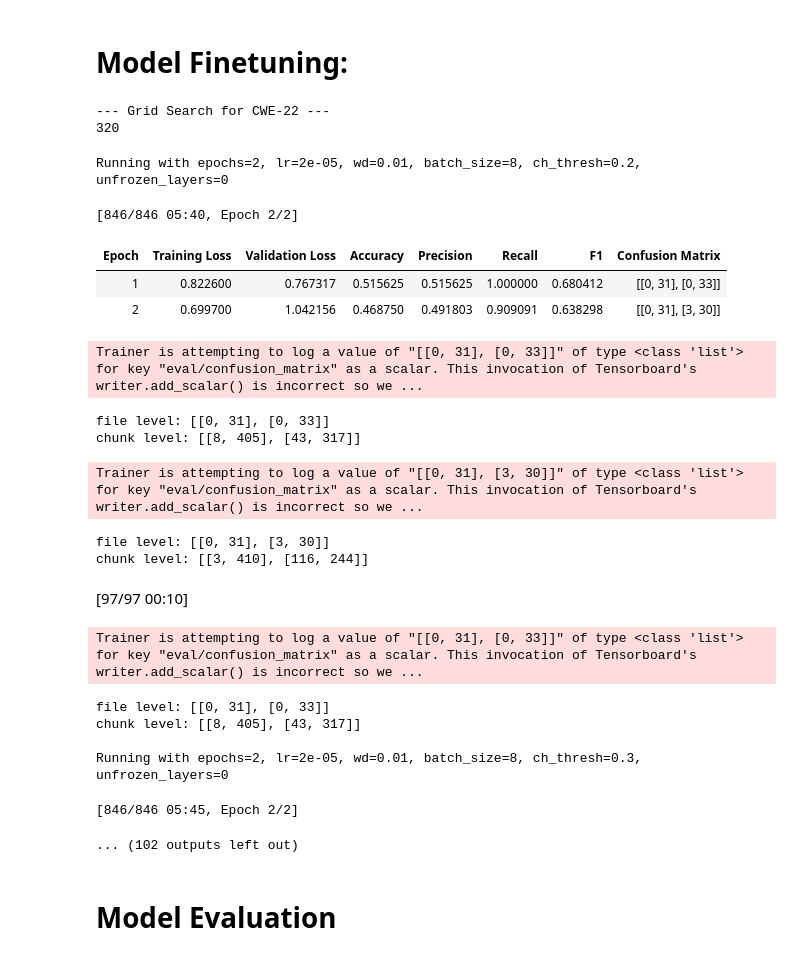
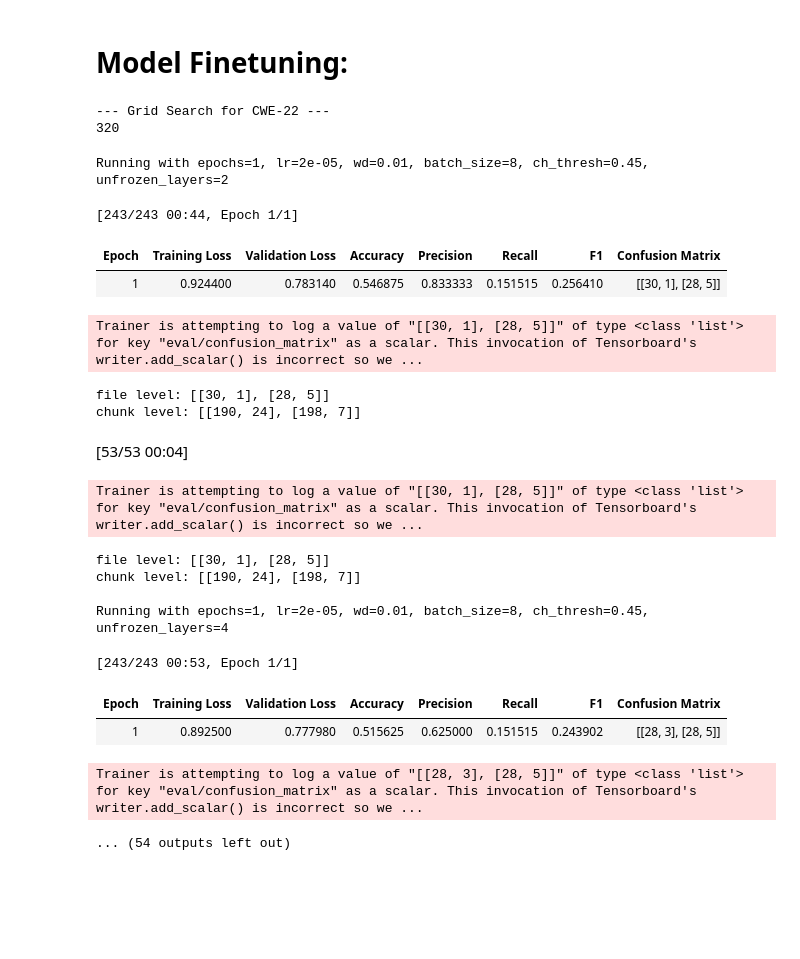
Before and after one commit to robingupta14/FinalYearProject, a Jupyter notebook: vulberta_analysis/vulberta_analysis.ipynb, the cells around one changed output. Saved outputs shown, nothing was run; the diff lists cells and outputs as text; code cells hidden in the pictures; blank space fills up the shorter version.

```diff
--- a/vulberta_analysis/vulberta_analysis.ipynb
+++ b/vulberta_analysis/vulberta_analysis.ipynb
@@ -16,7 +16,7 @@ from functools import partial
 from itertools import product
 
 os.environ["CUDA_LAUNCH_BLOCKING"] = "1"
-DATASET_ROOT = "../../CrossVul"
+DATASET_ROOT = "../../Preprocessed/Rename"
 ALLOWED_CWE_IDS = {"CWE-22"} # "CWE-22", "CWE-89", "CWE-787"
 LANGUAGES = ['c', 'cpp', 'cs', 'java', 'py', 'php']
 SEED = 42
@@ -139,12 +139,13 @@ def tokenize_example(batch, max_length=512):
 # %%
 import csv
 import os
-EPOCHS_LIST = [2]
+EPOCHS_LIST = [1, 2, 3]
 LEARNING_RATES = [2e-5]
-WEIGHT_DECAYS = [0.01]
+WEIGHT_DECAYS = [0.01, 0]
 BATCH_SIZES = [8]
-CHUNK_THRESHES = [0.2, 0.3, 0.4, 0.5, 0.6, 0.633, 0.65, 0.7]
-LAYERS_TO_UNFREEZE = [0, 2, 4, -1]
+CHUNK_THRESHES = [0.45]
+LAYERS_TO_UNFREEZE = [2, 4, -1]
+# Running with epochs=2, lr=2e-05, wd=0.01, batch_size=8, ch_thresh=0.45, unfrozen_layers=4
 
 for cwe_id in ALLOWED_CWE_IDS:
     print(f"\n--- Grid Search for {cwe_id} ---")
@@ -227,50 +228,47 @@ for cwe_id in ALLOWED_CWE_IDS:
                                 compute_metrics=compute_file_metrics_builder(filenames, chunk_thresh),
                                 optimizers=(optimizer, scheduler),
                             )
 
                             trainer.train()
                             trainer.save_model(output_dir + "/final")
 
                             metrics = trainer.evaluate()
                             precision = metrics["eval_precision"]
                             recall = metrics["eval_recall"]
                             f1 = metrics["eval_f1"]
                             accuracy = metrics["eval_accuracy"]
                             confusion = metrics["eval_confusion_matrix"]
 
                             with open(log_path, "a", newline="") as f:
                                 writer = csv.writer(f)
                                 writer.writerow([epochs, lr, wd, batch_size, unfrozen, chunk_thresh, precision, recall, f1, accuracy, confusion])
 
                             if f1 > best_f1:
                                 best_f1 = f1
                                 best_dir = output_dir
                                 best_thresh = chunk_thresh
 
     if best_dir is not None:
         os.system(f"cp -r {best_dir}/final ./models/vulberta_{cwe_id}/best_model")
         print(f"\nBest model for {cwe_id} saved from: {best_dir} with F1={best_f1:.4f}")
 # %% [output]
 --- Grid Search for CWE-22 ---
 320
-Running with epochs=2, lr=2e-05, wd=0.01, batch_size=8, ch_thresh=0.2, unfrozen_layers=0
+Running with epochs=1, lr=2e-05, wd=0.01, batch_size=8, ch_thresh=0.45, unfrozen_layers=2
-[846/846 05:40, Epoch 2/2]
+[243/243 00:44, Epoch 1/1]
 | Epoch | Training Loss | Validation Loss | Accuracy | Precision | Recall | F1 | Confusion Matrix |
-| 1 | 0.822600 | 0.767317 | 0.515625 | 0.515625 | 1.000000 | 0.680412 | [[0, 31], [0, 33]] |
-| 2 | 0.699700 | 1.042156 | 0.468750 | 0.491803 | 0.909091 | 0.638298 | [[0, 31], [3, 30]] |
+| 1 | 0.924400 | 0.783140 | 0.546875 | 0.833333 | 0.151515 | 0.256410 | [[30, 1], [28, 5]] |
-Trainer is attempting to log a value of "[[0, 31], [0, 33]]" of type <class 'list'> for key "eval/confusion_matrix" as a scalar. This invocation of Tensorboard's writer.add_scalar() is incorrect so we ...
+Trainer is attempting to log a value of "[[30, 1], [28, 5]]" of type <class 'list'> for key "eval/confusion_matrix" as a scalar. This invocation of Tensorboard's writer.add_scalar() is incorrect so we ...
-file level: [[0, 31], [0, 33]]
-chunk level: [[8, 405], [43, 317]]
+file level: [[30, 1], [28, 5]]
+chunk level: [[190, 24], [198, 7]]
+[53/53 00:04]
-Trainer is attempting to log a value of "[[0, 31], [3, 30]]" of type <class 'list'> for key "eval/confusion_matrix" as a scalar. This invocation of Tensorboard's writer.add_scalar() is incorrect so we ...
+Trainer is attempting to log a value of "[[30, 1], [28, 5]]" of type <class 'list'> for key "eval/confusion_matrix" as a scalar. This invocation of Tensorboard's writer.add_scalar() is incorrect so we ...
-file level: [[0, 31], [3, 30]]
-chunk level: [[3, 410], [116, 244]]
+file level: [[30, 1], [28, 5]]
+chunk level: [[190, 24], [198, 7]]
+
+Running with epochs=1, lr=2e-05, wd=0.01, batch_size=8, ch_thresh=0.45, unfrozen_layers=4
-[97/97 00:10]
-Trainer is attempting to log a value of "[[0, 31], [0, 33]]" of type <class 'list'> for key "eval/confusion_matrix" as a scalar. This invocation of Tensorboard's writer.add_scalar() is incorrect so we ...
+[243/243 00:53, Epoch 1/1]
+| Epoch | Training Loss | Validation Loss | Accuracy | Precision | Recall | F1 | Confusion Matrix |
+| 1 | 0.892500 | 0.777980 | 0.515625 | 0.625000 | 0.151515 | 0.243902 | [[28, 3], [28, 5]] |
-file level: [[0, 31], [0, 33]]
-chunk level: [[8, 405], [43, 317]]
-
-Running with epochs=2, lr=2e-05, wd=0.01, batch_size=8, ch_thresh=0.3, unfrozen_layers=0
+Trainer is attempting to log a value of "[[28, 3], [28, 5]]" of type <class 'list'> for key "eval/confusion_matrix" as a scalar. This invocation of Tensorboard's writer.add_scalar() is incorrect so we ...
-[846/846 05:45, Epoch 2/2]
+... (54 outputs left out)
-... (102 outputs left out)
-# %% [markdown]
-# Model Evaluation
```
Also changed, not shown: parts of 1 cell of this notebook, 1 other file.
